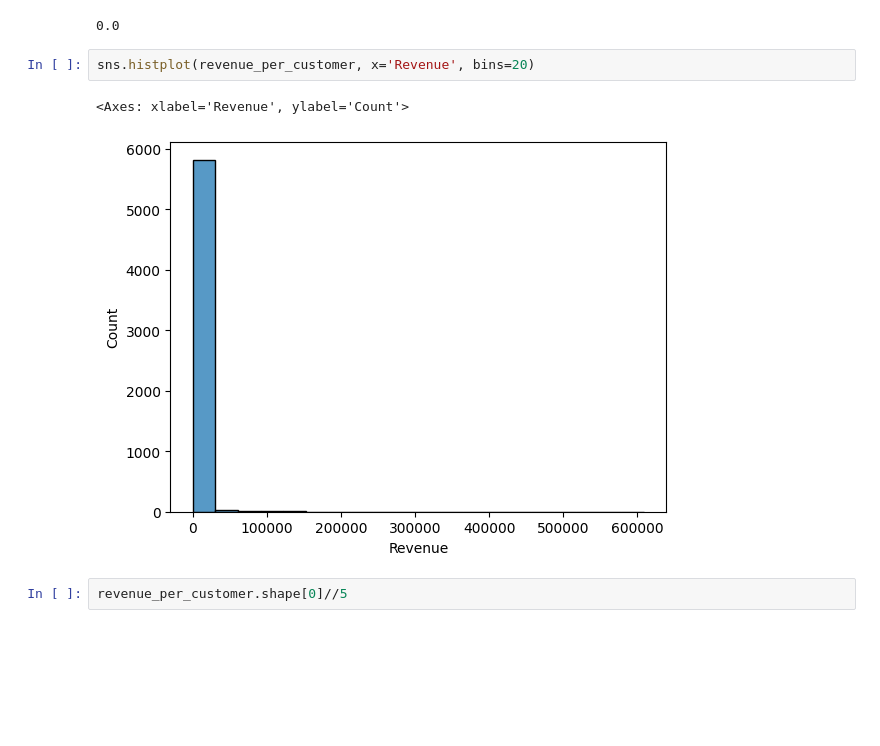
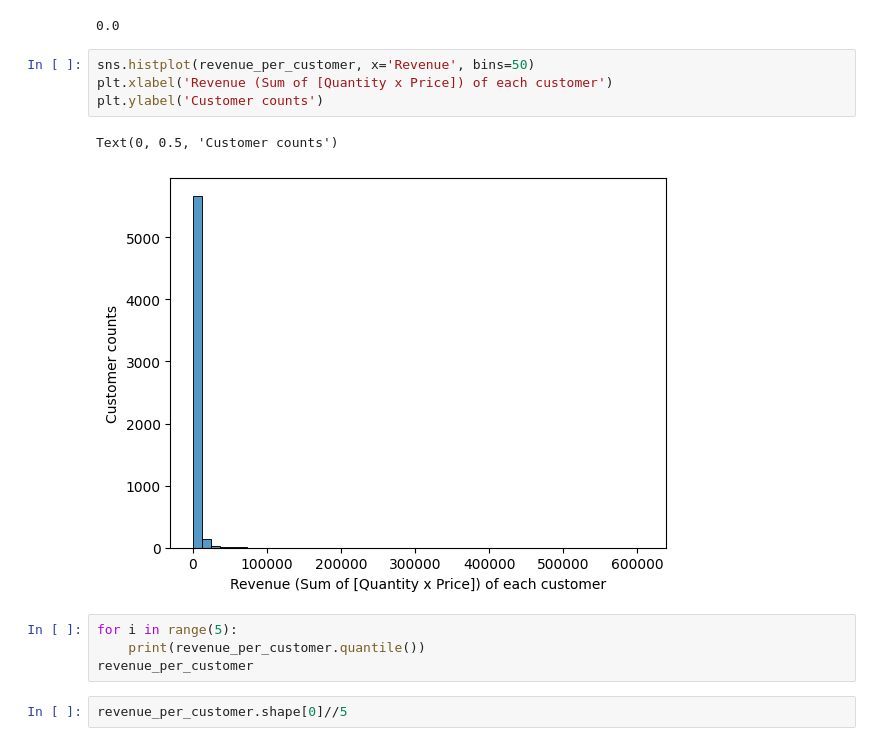
Before and after one commit to thassung/AIT_BIA, a Jupyter notebook: main.ipynb, the cells around one changed output. Saved outputs shown, nothing was run; the diff lists cells and outputs as text; blank space fills up the shorter version.

Commit message:
mod figure label

```diff
--- a/main.ipynb
+++ b/main.ipynb
@@ -245,11 +226,17 @@ max(revenue_per_customer['Revenue'])
 min(revenue_per_customer['Revenue'])
 # %% [output]
 0.0
-# %%
-sns.histplot(revenue_per_customer, x='Revenue', bins=20)
-# %% [output]
-<Axes: xlabel='Revenue', ylabel='Count'>
-[figure, removed]
+# %%
+sns.histplot(revenue_per_customer, x='Revenue', bins=50)
+plt.xlabel('Revenue (Sum of [Quantity x Price]) of each customer')
+plt.ylabel('Customer counts')
+# %% [output]
+Text(0, 0.5, 'Customer counts')
+[figure, added]
+# %%
+for i in range(5):
+    print(revenue_per_customer.quantile())
+revenue_per_customer
 # %%
 revenue_per_customer.shape[0]//5
 # %% [output]
```
Also changed, not shown: parts of 22 cells of this notebook.
